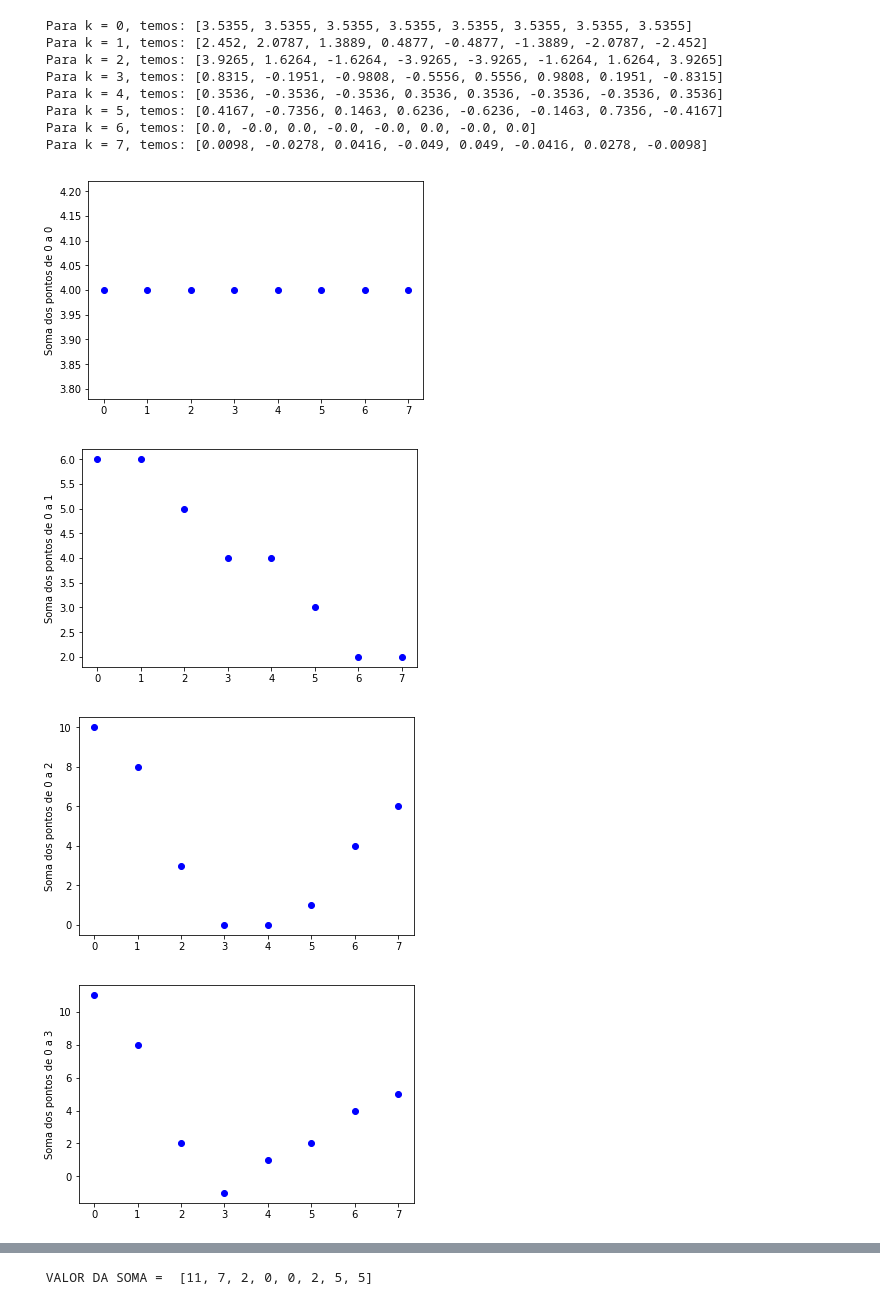
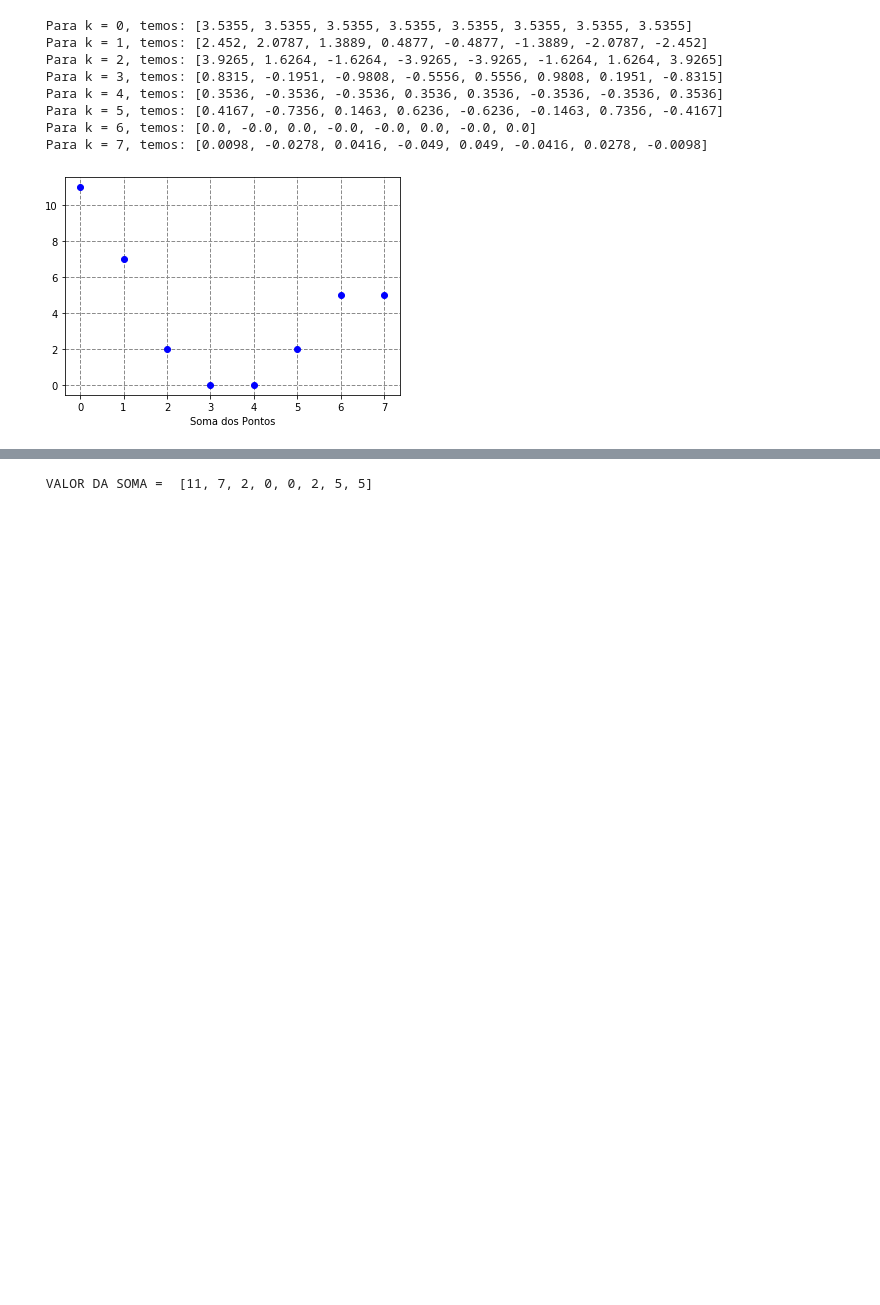
Before and after one commit to IcaroTARique/DCT_PDI, a Jupyter notebook: PDI.ipynb, the cells around one changed output, grey strips where cells are left out. Drawn from its saved outputs; the diff is of its cells as text; code cells hidden in the pictures; blank space fills up the shorter version.

```diff
--- a/PDI.ipynb
+++ b/PDI.ipynb
@@ -44,12 +44,12 @@ def dct(x,N):
     v = [[0 for col in range(N)] for row in range(N)]
     for k in range(N):
         ck = c_val(k)
-        print(f" >>>--- Fazendo para k = {k} ---<<< ")
         for n in range(N):
             v[k][n] = round(math.sqrt(2/N)*ck*x[k]*math.cos(((2*math.pi*n*k)/(2*N))+(k*math.pi)/(2*N)),4)
 
         plt.plot(v[k],'bo')
-        plt.ylabel("Pontos para k = "+str(k))
+        plt.xlabel("Pontos para k = "+str(k))
+        plt.grid(True, lw = 1, ls = '--', c = '.55')
         plt.show()
     return v
 # %%
@@ -85,18 +80,17 @@ for i in v:
 # %%
 soma = [0]*N
 for i in range(len(v)):
     for j in range(N):
         soma[j] = round(soma[j]+v[i][j])
 
-    plt.plot(soma,'bo')
-    plt.ylabel("Soma dos pontos de 0 a "+str(i))
-    plt.show()
+    #plt.plot(soma,'bo')
+    #plt.ylabel("Soma dos pontos de 0 a "+str(i))
+    #plt.grid(True, lw = 1, ls = '--', c = '.55')
+    #plt.show()
 
 plt.plot(soma,'bo')
-plt.ylabel("Soma dos Pontos")
+plt.xlabel("Soma dos Pontos")
+plt.grid(True, lw = 1, ls = '--', c = '.55')
 plt.show()
 # %% [output]
-[figure, old version]
+[figure, new version]
-[figure, removed]
-[figure, removed]
-[figure, removed]
```
Also changed, not shown: parts of 7 cells of this notebook.
